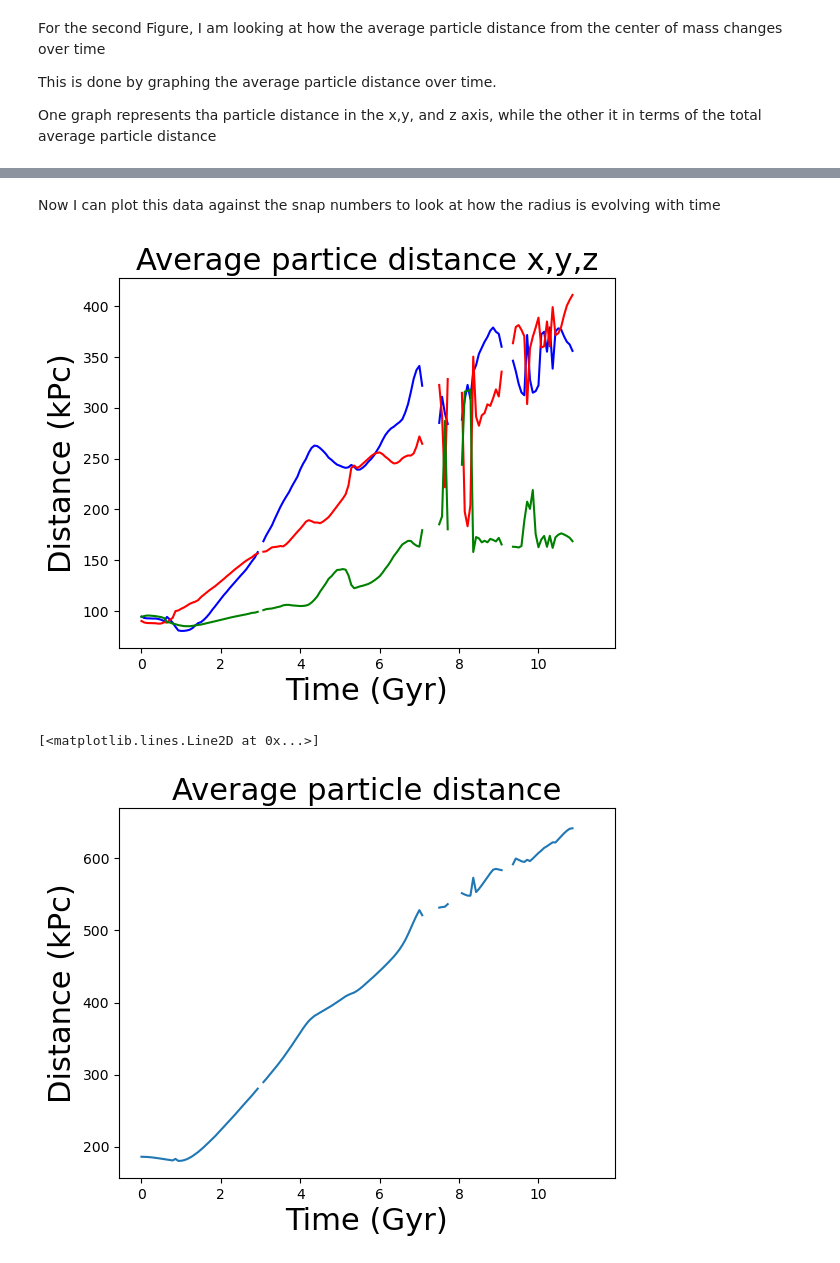
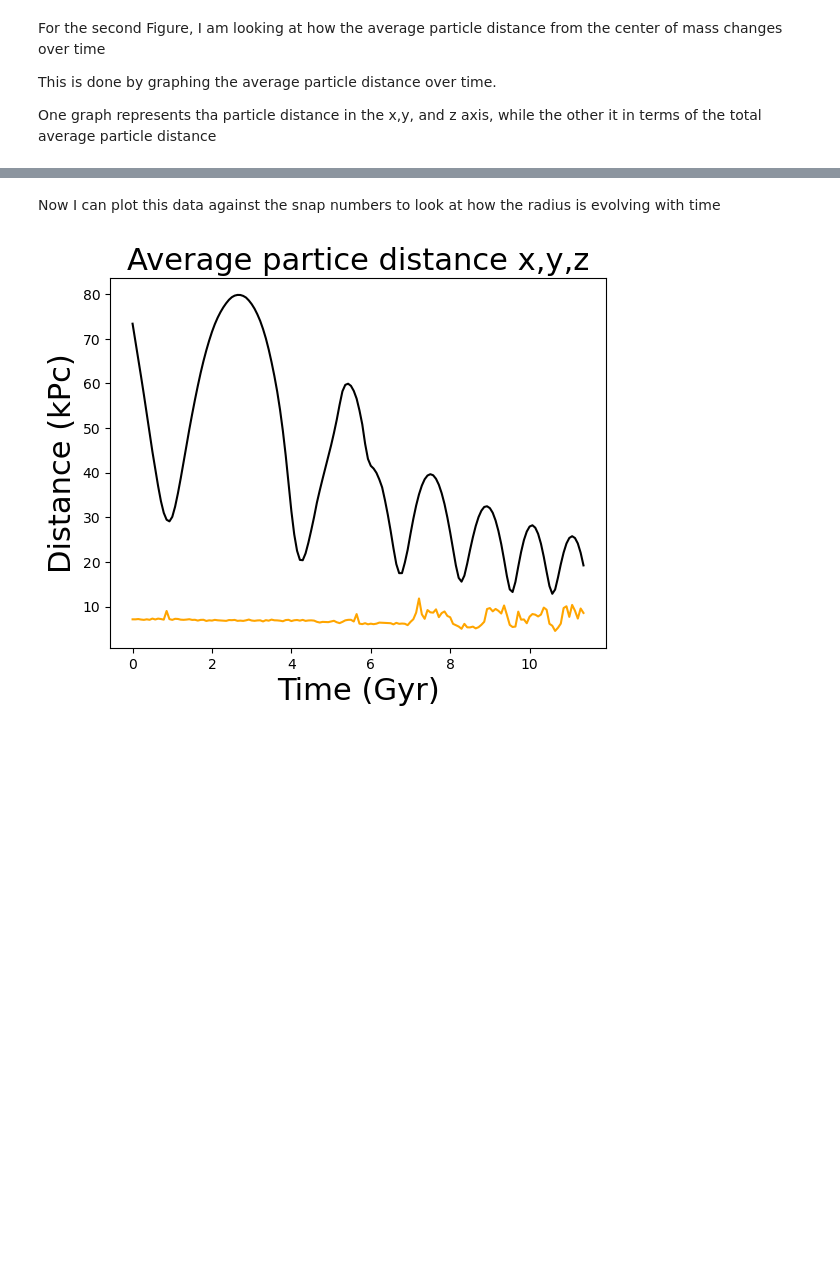
Before and after one commit to c-webs/ASTR_400b, a Jupyter notebook: Research Assignments/Research Assignment 7/Research_Assignment_7.ipynb, the cells around one changed output, grey strips where cells are left out. Cells and saved outputs as stored; diff of their text form; code cells hidden in the pictures; blank space fills up the shorter version.

```diff
--- a/Research Assignments/Research Assignment 7/Research_Assignment_7.ipynb
+++ b/Research Assignments/Research Assignment 7/Research_Assignment_7.ipynb
@@ -294,16 +294,17 @@ This is done by graphing the average particle distance over time.
 One graph represents tha particle distance in the x,y, and z axis, while the other it in terms of
 the total average particle distance
 # %%
-def avg_radius(galaxy, snaps, ptype):
+def avg_radius(galaxy, snaps, ptype, jacobi):
     """
     This function takes a series of snapshots and makes an array representing the average particle distance
-    from the center of mass of agalaxy for a specific particle type in each snapshot
+    from the center of mass of a galaxy within a radius for a specific particle type in each snapshot
     inputs:
+        jacobi ('float'): the maximum particle radius from the galaxies center of mass
         galaxy ('string'): The galaxy that we are looking at
         snaps ('np.ndarray'): Contains the snapshots of a galaxy that we are looking at
         ptype ('int'): the type of particle
     outputs:
-        radi ('np.ndarray'): Array containing the average particle distance from the center of mass of a galaxy at each
+        radi ('np.ndarray'): Array containing the average particle distance within a specified radius of the center of mass of a galaxy at each
             snapshot in snaps
     """
     radi = np.zeros(len(snaps)) # initializes an array containing the average particle distance from the center of mass at each snap in snaps
@@ -318,9 +319,11 @@ def avg_radius(galaxy, snaps, ptype):
         rnt,vnt = get_COM(file,ptype)
         # creates an array containing the distance of each particle from the
         # center of mass within the snapshot
-        r_snap = np.sqrt(rnt[:,0:1]**2+rnt[:,1:2]**2+rnt[:,2:3]**2)
+        r_d = np.sqrt(rnt[:,0:1]**2+rnt[:,1:2]**2+rnt[:,2:3]**2)
+        # limits our particles to ones less than a specified radius
+        r_ind = np.where(r_d<jacobi)
         # takes the average distance and assigns it to radi
-        avg_r = np.mean(r_snap)
+        avg_r = np.mean(np.abs(r_d[r_ind]))
         radi[i] = avg_r
     return(radi)
 # %%
@@ -379,3 +381,7 @@ Only a few of the selected snaps have this problem, so the graphs are both still
+# %%
+jacobi_data = jacobi_radius(snaps2,m,M)
+# %% [markdown]
+Now I can plot this data against the snap numbers to look at how the radius is evolving with time
 # %%
-radius_avg = avg_radius('M33',snaps2,1)
+radius_avg = avg_radius('M33',snaps2,1,12)
 # %%
@@ -383,22 +389,10 @@ x_avg,y_avg,z_avg = avg_direction('M33',snaps2,1)
-# %% [markdown]
-Now I can plot this data against the snap numbers to look at how the radius is evolving with time
 # %%
-
-
 time = snaps2*14.2857/1000 # creates a time array that allows us to graph the average distance against time instead of snap number
-plt.plot(time,x_avg, color = "blue")
-plt.plot(time,y_avg, color = "red")
-plt.plot(time,z_avg, color = "green")
+plt.plot(time, jacobi_data,color = 'black', label = 'jacobi (kpc)')
+plt.plot(time,radius_avg,color = 'orange',label = 'average radius (kpc)' )
 plt.title('Average partice distance x,y,z', fontsize = 22)
 plt.xlabel('Time (Gyr)', fontsize=22)
 plt.ylabel('Distance (kPc)', fontsize=22)
 plt.show()
-plt.title('Average particle distance', fontsize = 22)
-plt.xlabel('Time (Gyr)', fontsize=22)
-plt.ylabel('Distance (kPc)', fontsize=22)
-
-plt.plot(time,radius_avg)
 # %% [output]
-[figure, old version]
+[figure, new version]
-[<matplotlib.lines.Line2D at 0x...>]
-[figure, removed]
```
Also changed, not shown: parts of 16 cells of this notebook, 5 other files.
